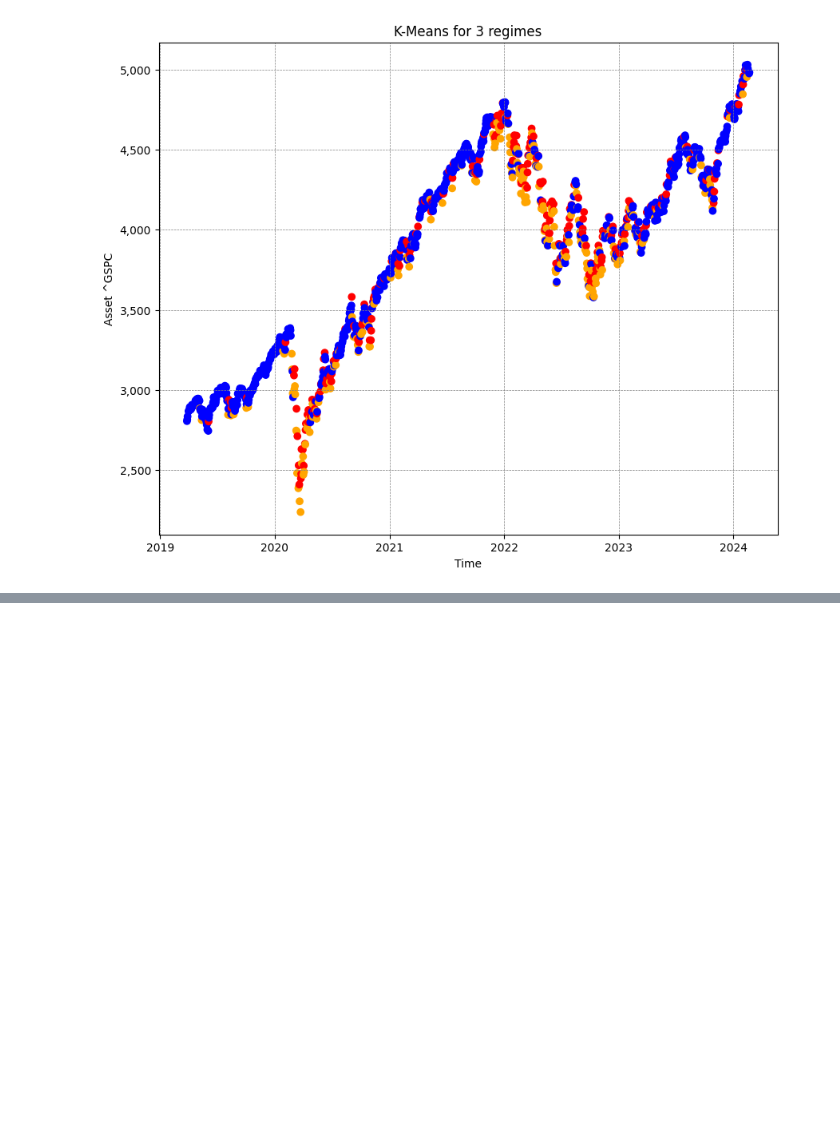
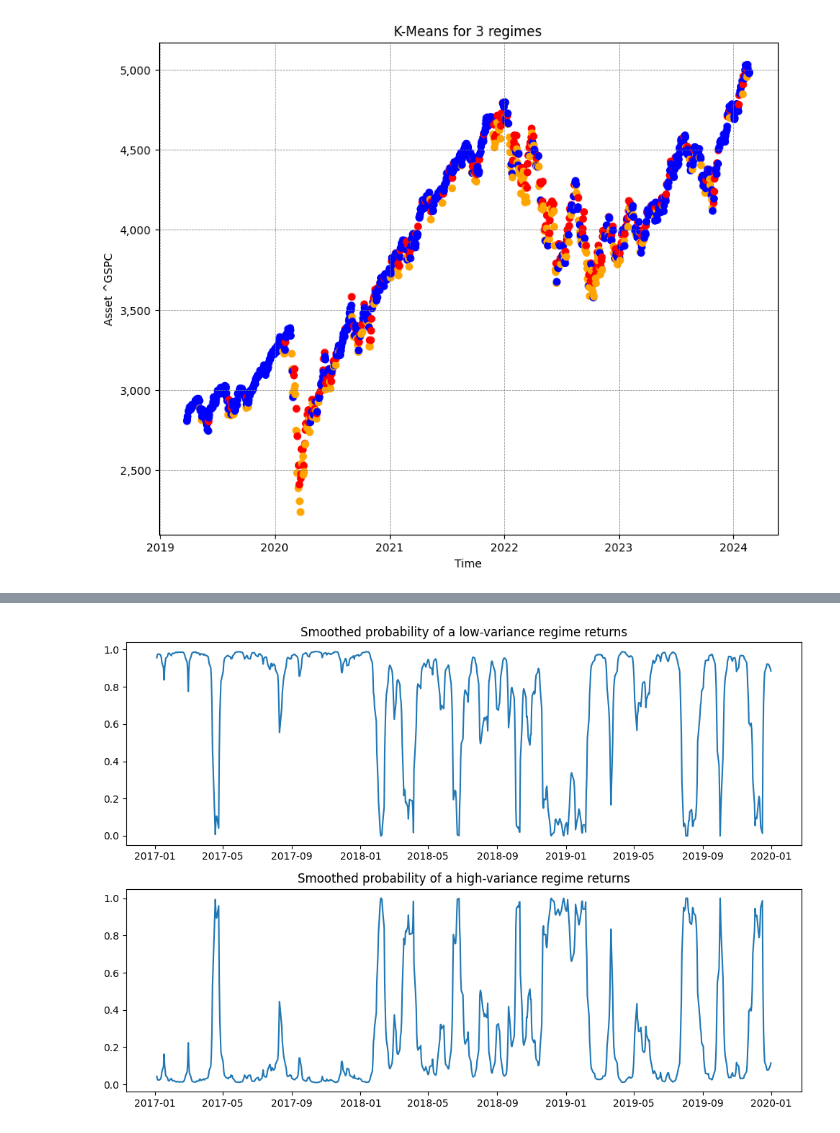
Before and after one commit to afatania09/capstone, a Jupyter notebook: Notebooks/Regime Detection/regimedetectionmodels.ipynb, the cells around one changed output, grey strips where cells are left out. Cells and saved outputs as stored; diff of their text form; code cells hidden in the pictures; blank space fills up the shorter version.

```diff
--- a/Notebooks/Regime Detection/regimedetectionmodels.ipynb
+++ b/Notebooks/Regime Detection/regimedetectionmodels.ipynb
@@ -298,0 +356,5 @@ plt.show()
+# %%
+# Fit the model
+mod_kns = sm.tsa.MarkovRegression(ex_ret.dropna(), k_regimes=2, trend='n', switching_variance=True)
+res_kns = mod_kns.fit()
+res_kns.summary()
@@ -298,0 +402,13 @@ plt.show()
+# %%
+fig, axes = plt.subplots(2, figsize=(10,7))
+ax = axes[0]
+ax.plot(res_kns.smoothed_marginal_probabilities[0])
+ax.grid(False)
+ax.set(title='Smoothed probability of a low-variance regime returns')
+ax = axes[1]
+ax.plot(res_kns.smoothed_marginal_probabilities[1])
+ax.set(title='Smoothed probability of a high-variance regime returns')
+fig.tight_layout()
+ax.grid(False)
+# %% [output]
+[figure, added]
```
Also changed, not shown: parts of 12 cells of this notebook.
